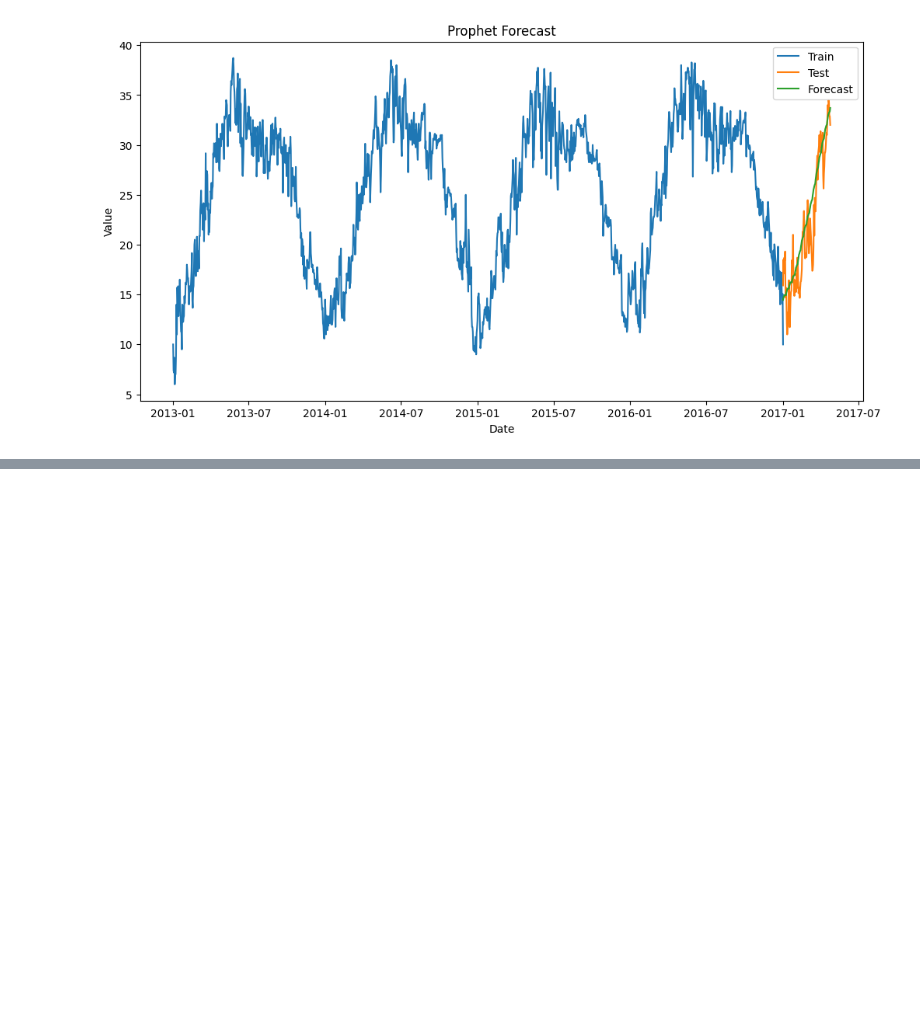
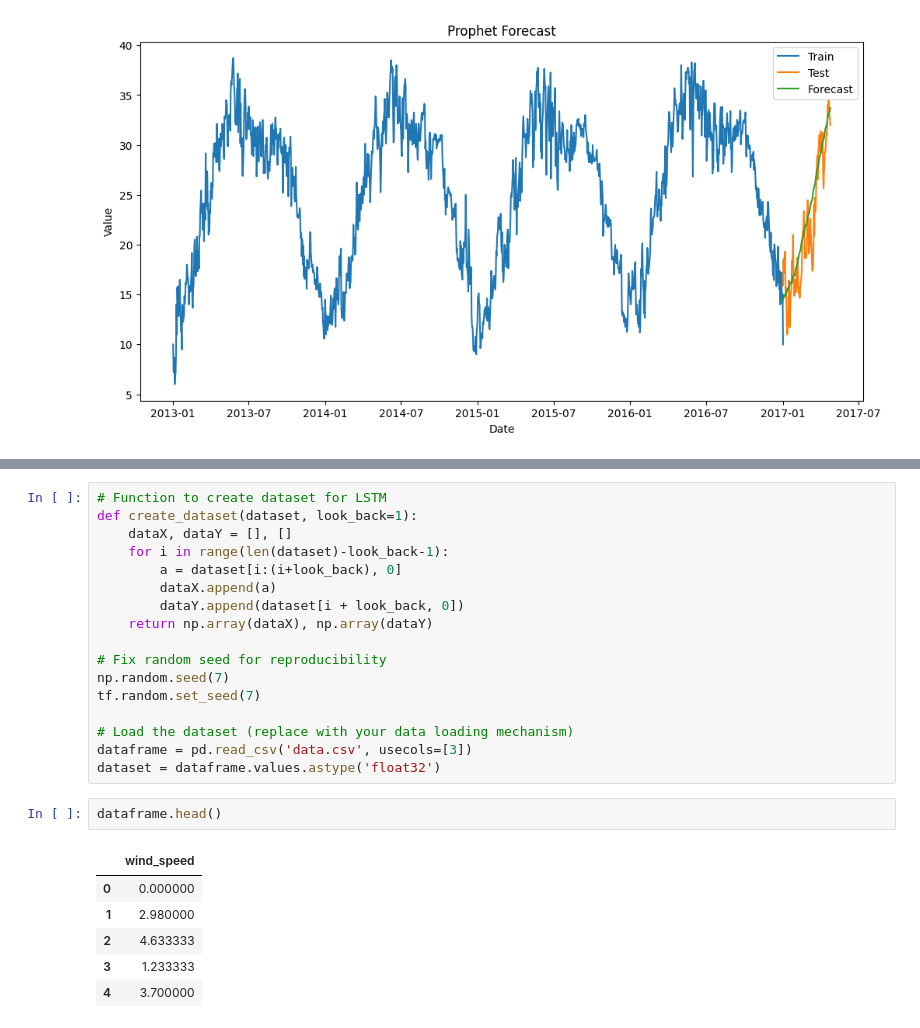
Before and after one commit to gjeromekavi/Functions, a Jupyter notebook: Climate_Delhi.ipynb, the cells around one changed output, grey strips where cells are left out. Saved outputs shown, nothing was run; the diff lists cells and outputs as text; blank space fills up the shorter version.

```diff
--- a/Climate_Delhi.ipynb
+++ b/Climate_Delhi.ipynb
@@ -272,0 +285,26 @@ Mean Absolute Error: 2.2368455081667586
+# %%
+# Function to create dataset for LSTM
+def create_dataset(dataset, look_back=1):
+    dataX, dataY = [], []
+    for i in range(len(dataset)-look_back-1):
+        a = dataset[i:(i+look_back), 0]
+        dataX.append(a)
+        dataY.append(dataset[i + look_back, 0])
+    return np.array(dataX), np.array(dataY)
+
+# Fix random seed for reproducibility
+np.random.seed(7)
+tf.random.set_seed(7)
+
+# Load the dataset (replace with your data loading mechanism)
+dataframe = pd.read_csv('data.csv', usecols=[3])
+dataset = dataframe.values.astype('float32')
+# %%
+dataframe.head()
+# %% [output]
+|  | wind_speed |
+| 0 | 0.000000 |
+| 1 | 2.980000 |
+| 2 | 4.633333 |
+| 3 | 1.233333 |
+| 4 | 3.700000 |
```
Also changed, not shown: parts of 3 cells of this notebook, 1 other file.
